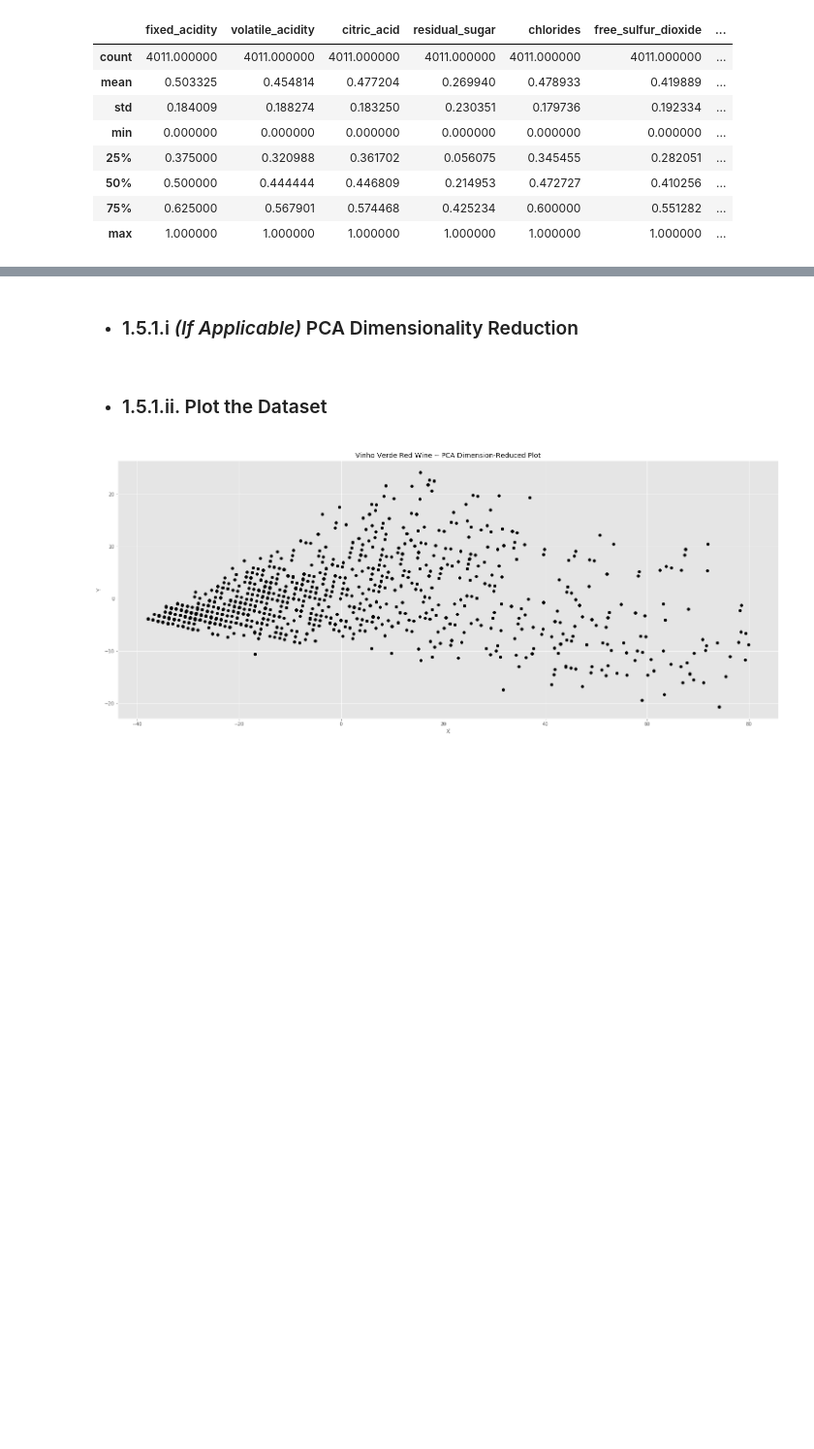
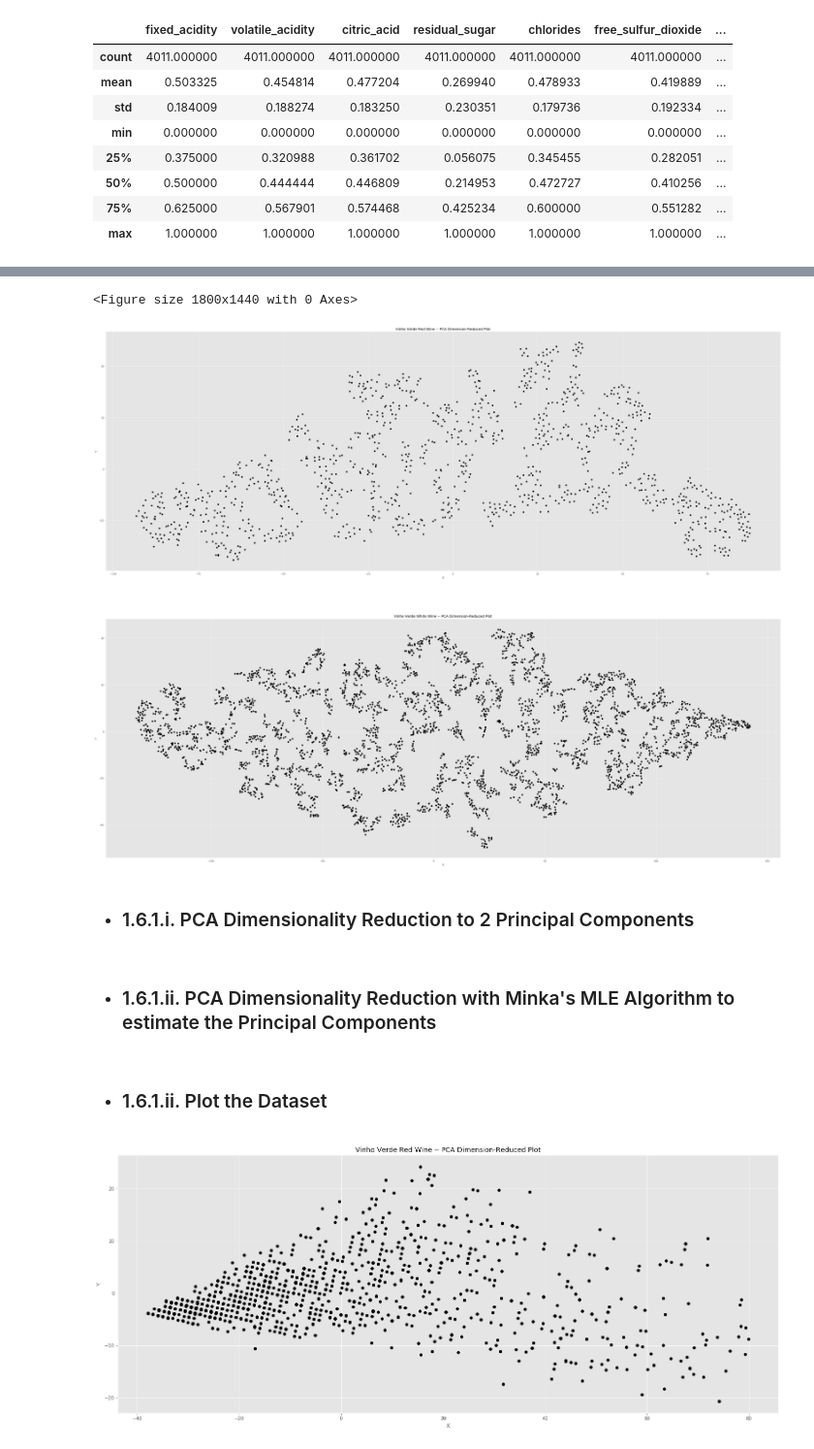
Before and after one commit to Insert-Generic-Name-Here/wine-dataset-classification, a Jupyter notebook: 1-preprocessing.ipynb, the cells around one changed output, grey strips where cells are left out. Shown at 97% size. Cells and saved outputs as stored; diff of their text form; code cells hidden in the pictures; blank space fills up the shorter version.

```diff
--- a/1-preprocessing.ipynb
+++ b/1-preprocessing.ipynb
@@ -326,0 +367,8 @@ vv_white_norm.describe()
+# %%
+from sklearn.manifold import TSNE
+
+tsne_red = TSNE(n_components=2, learning_rate=370,  metric='euclidean', init='pca', verbose=5)
+vv_red_embedded = pd.DataFrame(tsne_red.fit_transform(vv_red_X))
+
+tsne_white = TSNE(n_components=2, learning_rate=400, metric='euclidean', init='pca', verbose=5) #2-dimensional PCA transformation
+vv_white_embedded = pd.DataFrame(tsne_white.fit_transform(vv_white_X))
@@ -327,5 +393,26 @@ vv_white_norm.describe()
+# %%
+plt.figure(0, figsize=(25, 20))
+
+plt.subplots(2,1, figsize=(50, 40))
+# Subfigure 1 - Red Wine
+plt.subplot(2,1,1)
+plt.title('Vinho Verde Red Wine -- PCA Dimension-Reduced Plot')
+plt.xlabel('X')
+plt.ylabel('Y')
+plt.scatter(vv_red_embedded[0], vv_red_embedded[1], color='black')
+# Subfigure 2 - White Wine
+plt.subplot(2,1,2)
+plt.title('Vinho Verde White Wine -- PCA Dimension-Reduced Plot')
+plt.xlabel('X')
+plt.ylabel('Y')
+plt.scatter(vv_white_embedded[0], vv_white_embedded[1], color='black')
+# Show both figures side-by-side
+plt.show()
+# %% [output]
+<Figure size 1800x1440 with 0 Axes>
+[figure, added]
 # %% [markdown]
-* ### 1.5.1.i *(If Applicable)* PCA Dimensionality Reduction
+* ### 1.6.1.i. PCA Dimensionality Reduction to 2 Principal Components
 # %%
 from sklearn.decomposition import PCA
 
@@ -334,3 +421,5 @@ vv_red_pca = pd.DataFrame(pca_red.fit_transform(vv_red_X))
 
 pca_white = PCA(n_components=2) #2-dimensional PCA transformation
 vv_white_pca = pd.DataFrame(pca_white.fit_transform(vv_white_X))
+# %% [markdown]
+* ### 1.6.1.ii. PCA Dimensionality Reduction with Minka's MLE Algorithm to estimate the Principal Components
@@ -337,5 +434,5 @@ vv_white_pca = pd.DataFrame(pca_white.fit_transform(vv_white_X))
 # %% [markdown]
-* ### 1.5.1.ii. Plot the Dataset
+* ### 1.6.1.ii. Plot the Dataset
 # %%
 plt.figure(0, figsize=(25, 10))
 plt.title('Vinho Verde Red Wine -- PCA Dimension-Reduced Plot')
```
Also changed, not shown: parts of 17 cells of this notebook.
